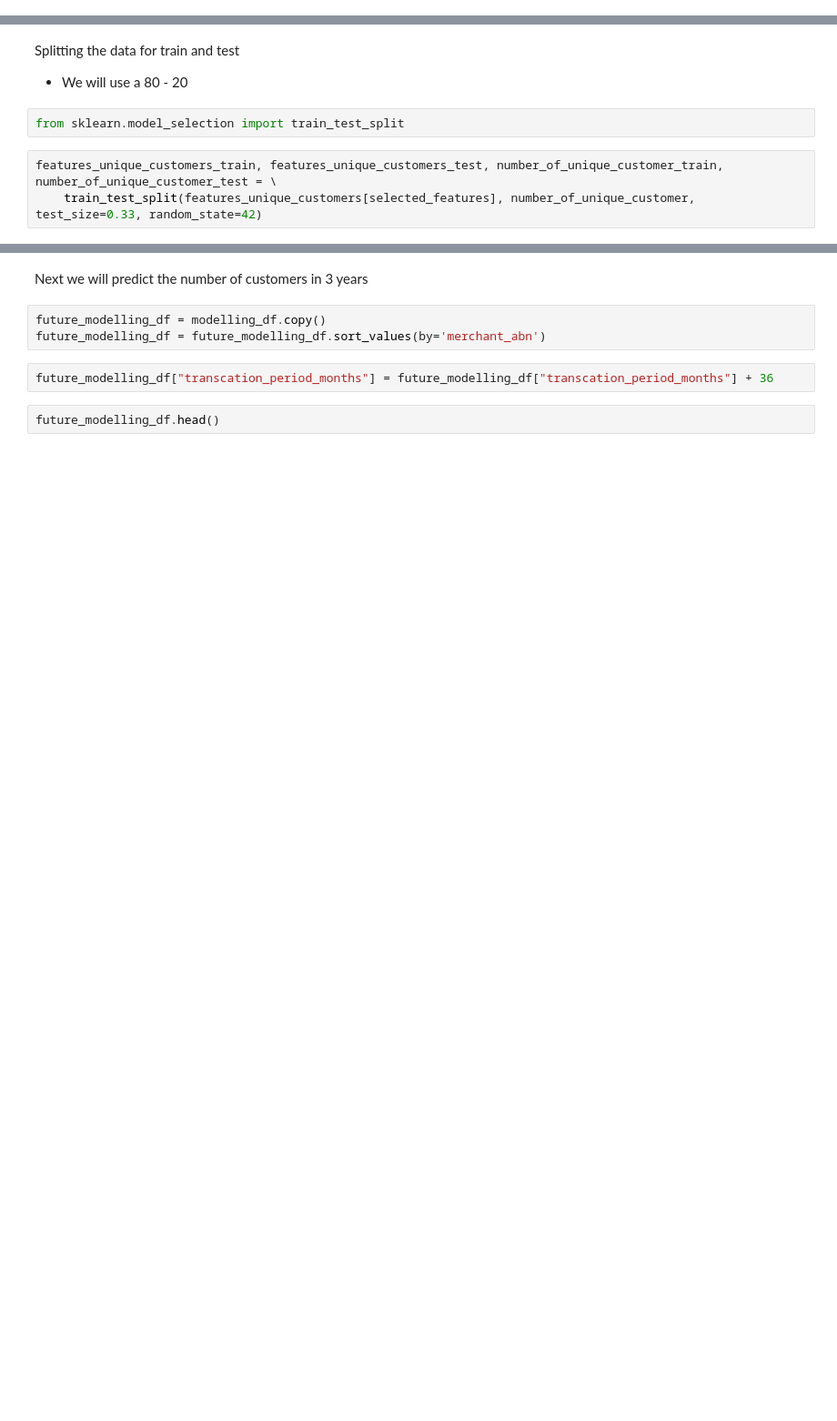
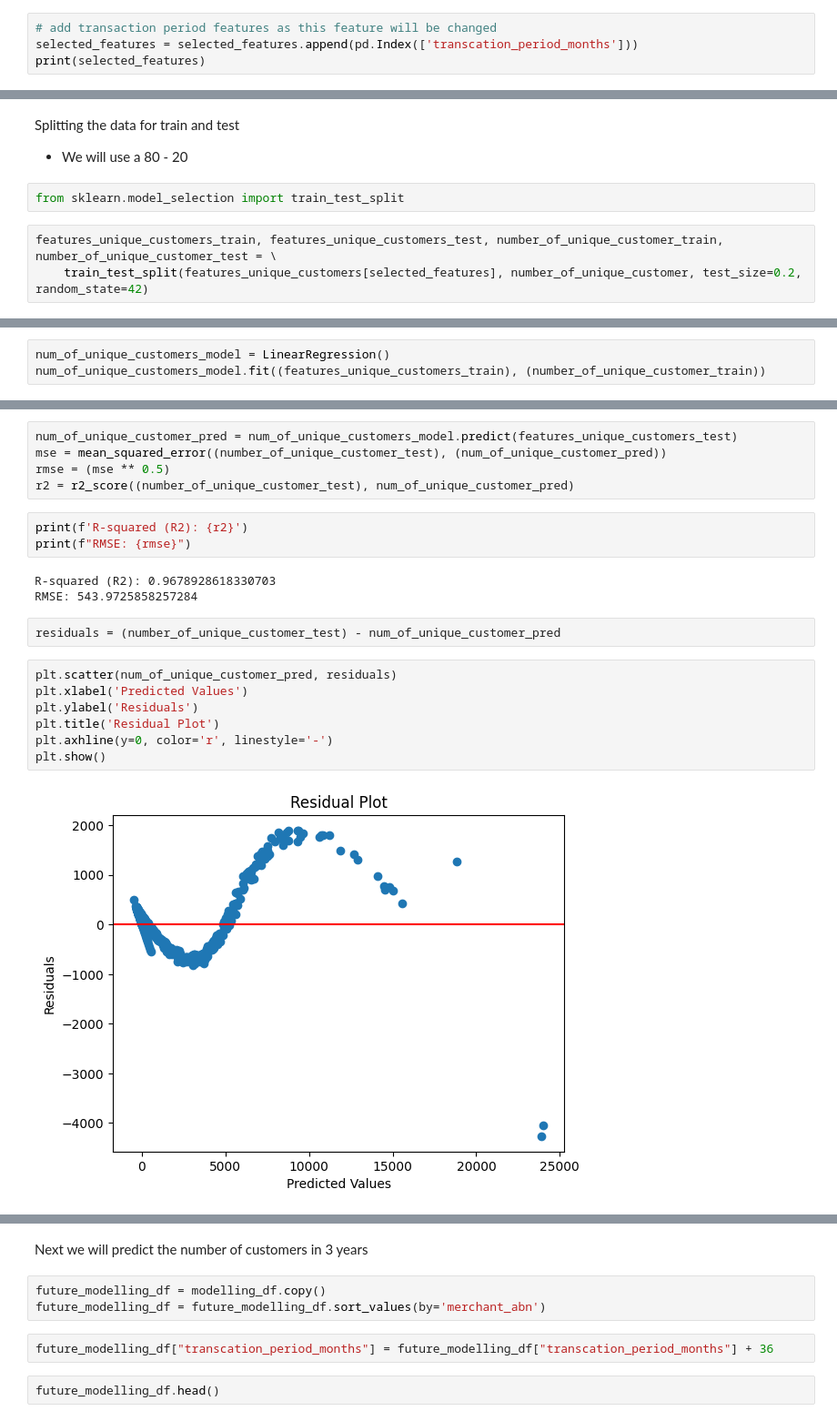
Before and after one commit to jameslafontaine/unimelb-mast30034-industry-project, a Jupyter notebook: notebooks/analysis/insights/feature_engineering.ipynb, the cells around one changed output, grey strips where cells are left out. Shown at 91% size. Saved outputs shown, nothing was run; the diff lists cells and outputs as text; blank space fills up the shorter version.

Commit message:
corrected model

```diff
--- a/notebooks/analysis/insights/feature_engineering.ipynb
+++ b/notebooks/analysis/insights/feature_engineering.ipynb
@@ -177,3 +142,7 @@ print(selected_features)
 Index(['number_of_repeat_consumers', 'average_monthly_diff_consumers',
        'consumer_diff_over_period', 'number_of_postcodes', 'postcode_reach'],
       dtype='object')
+# %%
+# add transaction period features as this feature will be changed
+selected_features = selected_features.append(pd.Index(['transcation_period_months']))
+print(selected_features)
@@ -184,5 +162,5 @@ Splitting the data for train and test
 from sklearn.model_selection import train_test_split
 # %%
 features_unique_customers_train, features_unique_customers_test, number_of_unique_customer_train, number_of_unique_customer_test = \
-    train_test_split(features_unique_customers[selected_features], number_of_unique_customer, test_size=0.33, random_state=42)
+    train_test_split(features_unique_customers[selected_features], number_of_unique_customer, test_size=0.2, random_state=42)
 # %% [markdown]
@@ -190,0 +175,3 @@ Fitting the model
+# %%
+num_of_unique_customers_model = LinearRegression()
+num_of_unique_customers_model.fit((features_unique_customers_train), (number_of_unique_customer_train))
@@ -190,0 +182,22 @@ Fitting the model
+# %%
+num_of_unique_customer_pred = num_of_unique_customers_model.predict(features_unique_customers_test)
+mse = mean_squared_error((number_of_unique_customer_test), (num_of_unique_customer_pred))
+rmse = (mse ** 0.5)
+r2 = r2_score((number_of_unique_customer_test), num_of_unique_customer_pred)
+# %%
+print(f'R-squared (R2): {r2}')
+print(f"RMSE: {rmse}")
+# %% [output]
+R-squared (R2): 0.9678928618330703
+RMSE: 543.9725858257284
+# %%
+residuals = (number_of_unique_customer_test) - num_of_unique_customer_pred
+# %%
+plt.scatter(num_of_unique_customer_pred, residuals)
+plt.xlabel('Predicted Values')
+plt.ylabel('Residuals')
+plt.title('Residual Plot')
+plt.axhline(y=0, color='r', linestyle='-')
+plt.show()
+# %% [output]
+[figure, added]
```
Also changed, not shown: parts of 36 cells of this notebook.
